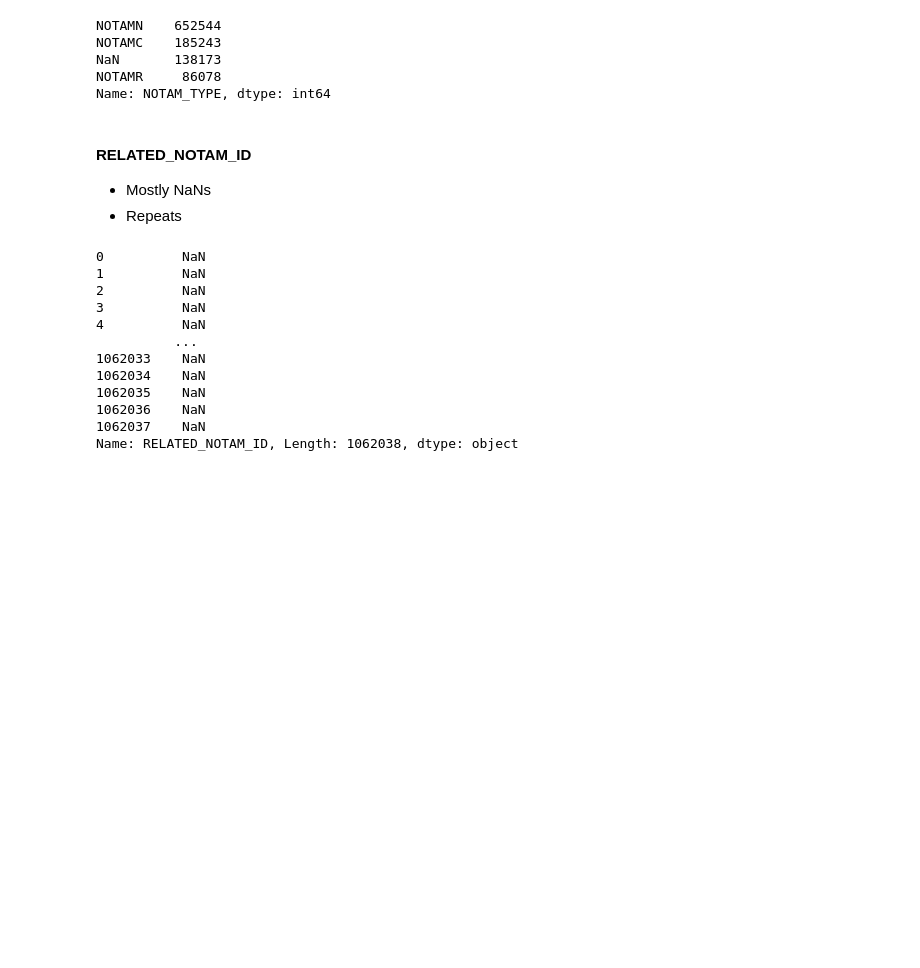
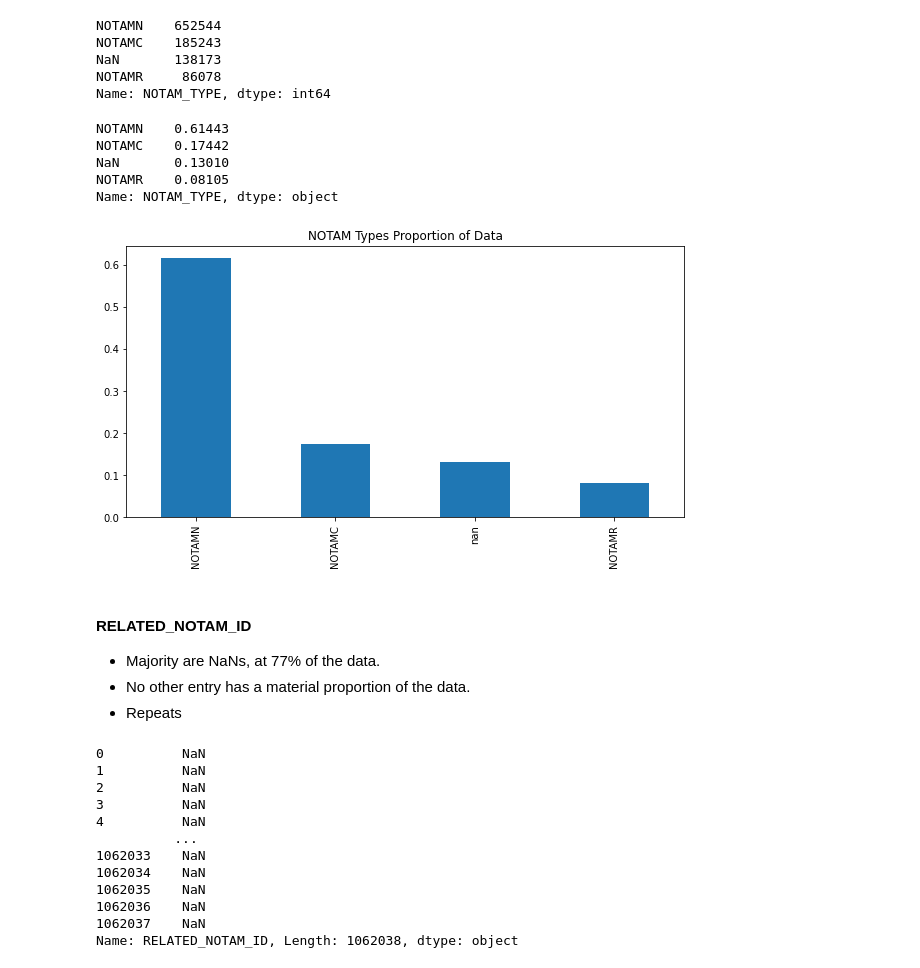
Before and after one commit to DAEN-Team-1/Final, a Jupyter notebook: notam_analysis_v1.ipynb, the cells around one changed output. Cells and saved outputs as stored; diff of their text form; code cells hidden in the pictures; blank space fills up the shorter version.

```diff
--- a/notam_analysis_v1.ipynb
+++ b/notam_analysis_v1.ipynb
@@ -239,9 +258,24 @@ NOTAMC    185243
 NaN       138173
 NOTAMR     86078
 Name: NOTAM_TYPE, dtype: int64
+# %%
+df['NOTAM_TYPE'].value_counts(dropna=False, normalize=True).apply(lambda x: '%.5f' % x)
+# %% [output]
+NOTAMN    0.61443
+NOTAMC    0.17442
+NaN       0.13010
+NOTAMR    0.08105
+Name: NOTAM_TYPE, dtype: object
+# %%
+df['NOTAM_TYPE'].value_counts(dropna=False, normalize=True).plot(kind='bar',
+                                                                 title='NOTAM Types Proportion of Data',
+                                                                 figsize=(10, 5));
+# %% [output]
+[figure, added]
 # %% [markdown]
 #### RELATED_NOTAM_ID
-* Mostly NaNs
+* Majority are NaNs, at 77% of the data.
+* No other entry has a material proportion of the data.
 * Repeats
 # %%
 df['RELATED_NOTAM_ID']
```
Also changed, not shown: parts of 92 cells of this notebook.
